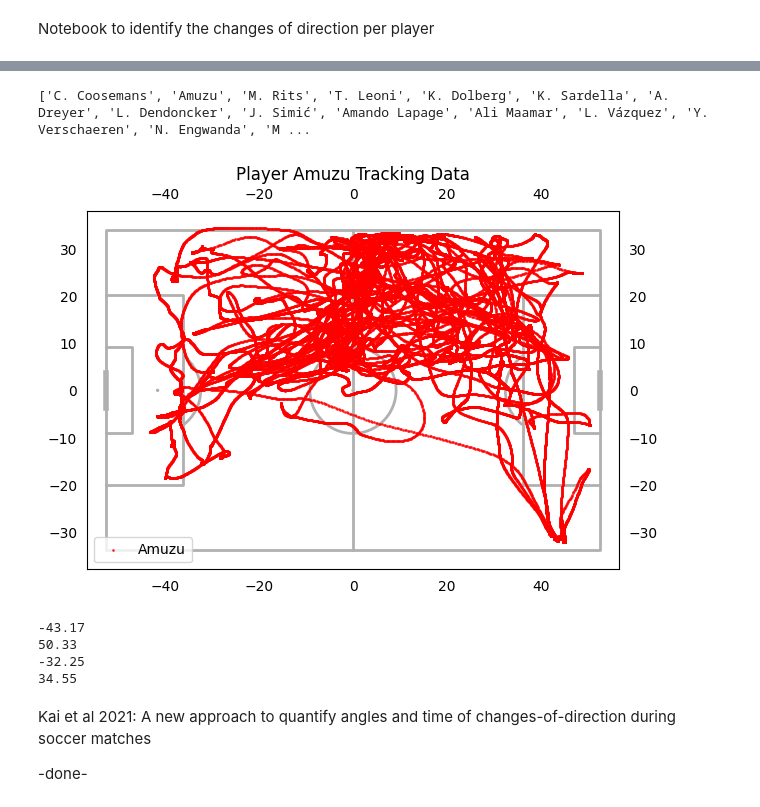
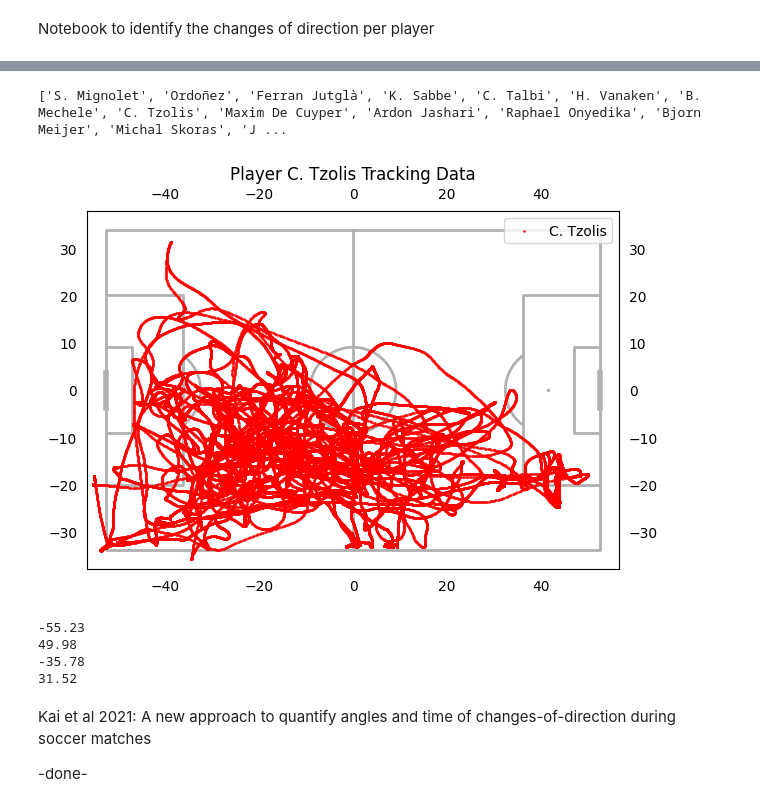
Before and after one commit to ihosten/internship_club_brugge, a Jupyter notebook: positional_data/ChangesOfDirection.ipynb, the cells around one changed output, grey strips where cells are left out. Cells and saved outputs as stored; diff of their text form; code cells hidden in the pictures.

```diff
--- a/positional_data/ChangesOfDirection.ipynb
+++ b/positional_data/ChangesOfDirection.ipynb
@@ -15,10 +11,14 @@ mijn idee: gwn naar acceleratie kijken  --> van negatief naar poisitief + bepaal
+# %%
+base_path = Path("SecondSpectrum/Second Spectrum")
+# %%
+game_path = Path("Anderlecht - Club Brugge")
+# %%
+# path to the tracking data file
+xy_path = Path(base_path, game_path, "xy_HT1.parquet")
 # %%
 # secondspectrum pitch dimensions
 #"pitchLength": 103.4589780029297
 #"pitchWidth": 66.97553049316407
-# %%
-# define the path to the parquet files containing floodlight data: velocity
-xy_path = Path("floodlight_parquets/xy_HT1")
 # %%
 # read the velocity data
 xy_df = pl.read_parquet(xy_path)
@@ -48,7 +48,7 @@ for col in xy_df.columns:
 
 print(player_names)
 # %% [output]
-['C. Coosemans', 'Amuzu', 'M. Rits', 'T. Leoni', 'K. Dolberg', 'K. Sardella', 'A. Dreyer', 'L. Dendoncker', 'J. Simić', 'Amando Lapage', 'Ali Maamar', 'L. Vázquez', 'Y. Verschaeren', 'N. Engwanda', 'M ...
+['S. Mignolet', 'Ordoñez', 'Ferran Jutglà', 'K. Sabbe', 'C. Talbi', 'H. Vanaken', 'B. Mechele', 'C. Tzolis', 'Maxim De Cuyper', 'Ardon Jashari', 'Raphael Onyedika', 'Bjorn Meijer', 'Michal Skoras', 'J ...
 # %%
 xy_dict = {}
 
@@ -66,32 +66,34 @@ for player_name in player_names:
 #x = xy_df.get_column("Amuzu_x").to_list()
 #y = xy_df.get_column("Amuzu_y").to_list()
 # %%
+player = "C. Tzolis"
 pitch = Pitch(pitch_type='secondspectrum', pitch_length=105, pitch_width=68,
               axis=True, label=True)#, pitch_color='grass', line_color='white', stripe_color='#c2d59d', stripe=True)
 fig, ax = pitch.draw()
 
-ax.scatter(xy_dict['Amuzu']['x'], xy_dict['Amuzu']['y'], c='red', s=1, label='Amuzu', alpha=0.7)
+ax.scatter(xy_dict[player]['x'], xy_dict[player]['y'], c='red', s=1, label=player, alpha=0.7)
 
 # Optional: add legend and title
 ax.legend()
-plt.title('Player Amuzu Tracking Data')
+plt.title(f'Player {player} Tracking Data')
 
 plt.show()
 # %% [output]
-[figure, old version]
+[figure, new version]
 # %%
 #print(xy_dict['Amuzu']['x'])
 #print(xy_dict['Amuzu']['y'])
 # %%
-print(min(xy_dict['Amuzu']['x']))
-print(max(xy_dict['Amuzu']['x']))
-print(min(xy_dict['Amuzu']['y']))
-print(max(xy_dict['Amuzu']['y']))
+player = "C. Tzolis"
+print(min(xy_dict[player]['x']))
+print(max(xy_dict[player]['x']))
+print(min(xy_dict[player]['y']))
+print(max(xy_dict[player]['y']))
 # %% [output]
--43.17
-50.33
--32.25
-34.55
+-55.23
+49.98
+-35.78
+31.52
 # %% [markdown]
 Kai et al 2021: A new approach to quantify angles and time of changes-of-direction during soccer matches
 
```
Also changed, not shown: parts of 18 cells of this notebook, 2 other files.
